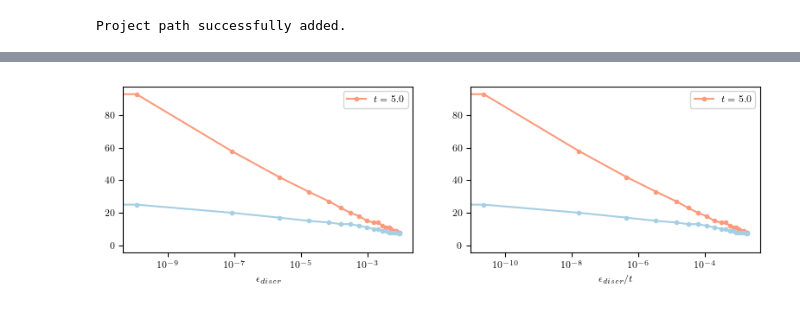
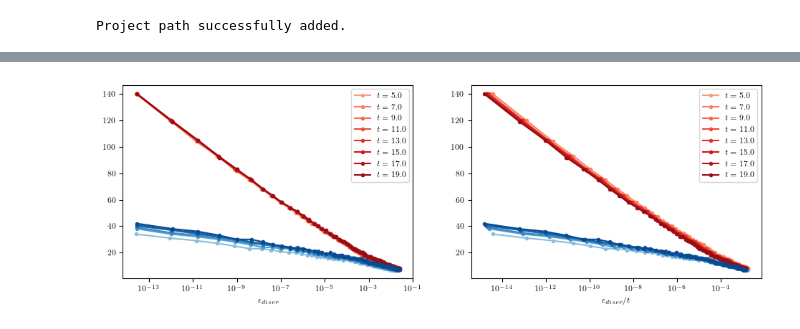
Before and after one commit to jthoenniss/RealTimeID, a Jupyter notebook: notebooks/collapse.ipynb, the cells around one changed output, grey strips where cells are left out. Saved outputs shown, nothing was run; the diff lists cells and outputs as text; code cells hidden in the pictures.

Commit message:
add mode data points

```diff
--- a/notebooks/collapse.ipynb
+++ b/notebooks/collapse.ipynb
@@ -40,12 +40,12 @@ params = {
 
 
 h_vals = np.log(
-    np.arange(2, 1.0, -0.05)
+    np.arange(2, 1.0, -0.01)
 )  # array with values of h which should be explored.
 nbr_iterations = len(h_vals)
 # %%
 #_______Evaluate the error between the dicrete-frequency approximation and the continous-frequency integral_____
-N_maxs = np.arange(50,60,20)
+N_maxs = np.arange(50,200,20)
 delta_t = 0.1
 
 # create empty array in which to store DiscrError objects
@@ -100,25 +107,27 @@ colors_blue = cmaps[0](np.linspace(0.35, 0.9, len(N_maxs)))
 colors_orange = cmaps[1](np.linspace(0.35, 0.9, len(N_maxs)))
 # %%
 #_____Plot the number of modes versus the error and the discretization parameter h____
-fig, axs = plt.subplots(1, 2, figsize=(9.5, 2.5))
+fig, axs = plt.subplots(1, 2, figsize=(11.5, 3.5))
 for tau in range (len(N_maxs)):
-    axs[0].plot(errors[tau,:],nbr_modes_total[tau,:],color=colors_orange[tau],marker="o",linestyle="-",markersize=3, label = r'$t={}$'.format(N_maxs[tau] * delta_t))
-    axs[0].plot(errors[tau,:], ID_ranks[tau,:], color=colors_blue[tau], marker="o", linestyle="-", markersize=3)
+    mask = errors[tau] != 0.0#mask to filter values that are zero (i.e. no value avaliable)
+    axs[0].plot(errors[tau,mask],nbr_modes_total[tau,mask],color=colors_orange[tau],marker="o",linestyle="-",markersize=3, label = r'$t={}$'.format(N_maxs[tau] * delta_t))
+    axs[0].plot(errors[tau,mask], ID_ranks[tau,mask], color=colors_blue[tau], marker="o", linestyle="-", markersize=3)
 
 axs[0].set_xlabel(r"$\epsilon_{discr}$")
 #axs[0].text(1.e-8, 30, "Red: m+n,\n Blue: ID-rank")
 axs[0].legend()
 axs[0].set_xscale("log")
 
 for tau in range (len(N_maxs)):
-    axs[1].plot(errors[tau,:]/(N_maxs[tau] * delta_t),nbr_modes_total[tau,:],color=colors_orange[tau],marker="o",linestyle="-",markersize=3, label = r'$t={}$'.format(N_maxs[tau]* delta_t))
-    axs[1].plot(errors[tau,:]/(N_maxs[tau] * delta_t), ID_ranks[tau,:], color=colors_blue[tau], marker="o", linestyle="-", markersize=3)
+    mask = errors[tau] != 0.0#mask to filter values that are zero (i.e. no value avaliable)
+    axs[1].plot(errors[tau,mask]/(N_maxs[tau] * delta_t),nbr_modes_total[tau,mask],color=colors_orange[tau],marker="o",linestyle="-",markersize=3, label = r'$t={}$'.format(N_maxs[tau]* delta_t))
+    axs[1].plot(errors[tau,mask]/(N_maxs[tau] * delta_t), ID_ranks[tau,mask], color=colors_blue[tau], marker="o", linestyle="-", markersize=3)
 
 axs[1].set_xlabel(r"$\epsilon_{discr} / t$")
 #axs[1].text(1.e-8, 30, "Red: m+n,\n Blue: ID-rank")
 axs[1].legend()
 axs[1].set_xscale("log")
 
 #plt.savefig("./plots/collapse.pdf", bbox_inches='tight')
 # %% [output]
-[figure, old version]
+[figure, new version]
```
Also changed, not shown: parts of 1 cell of this notebook.
